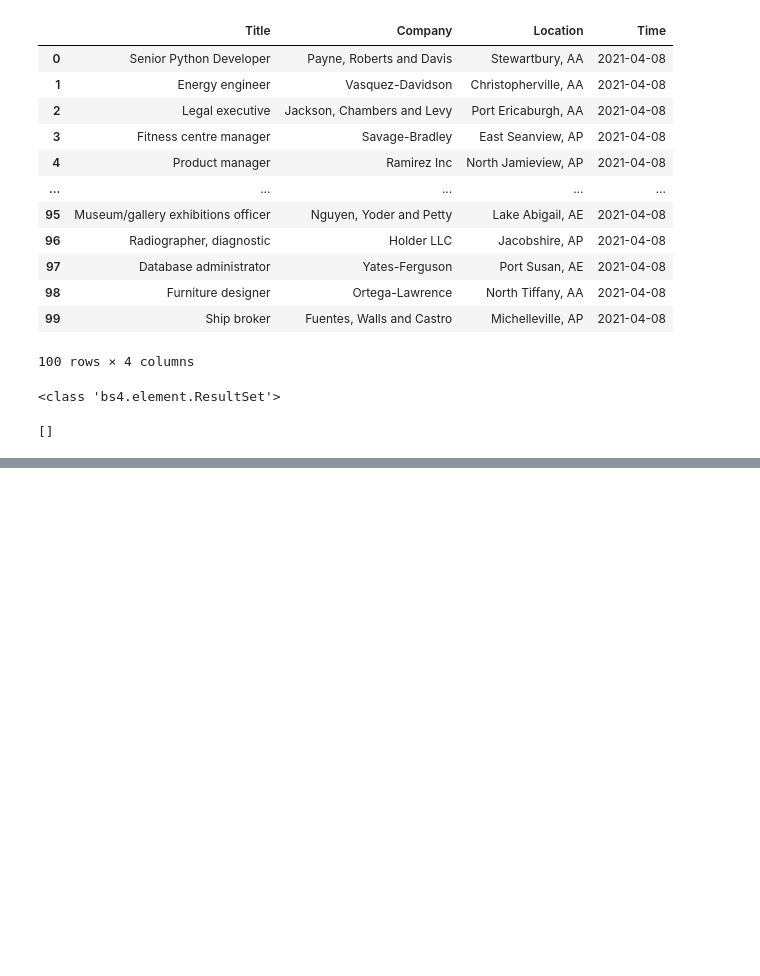
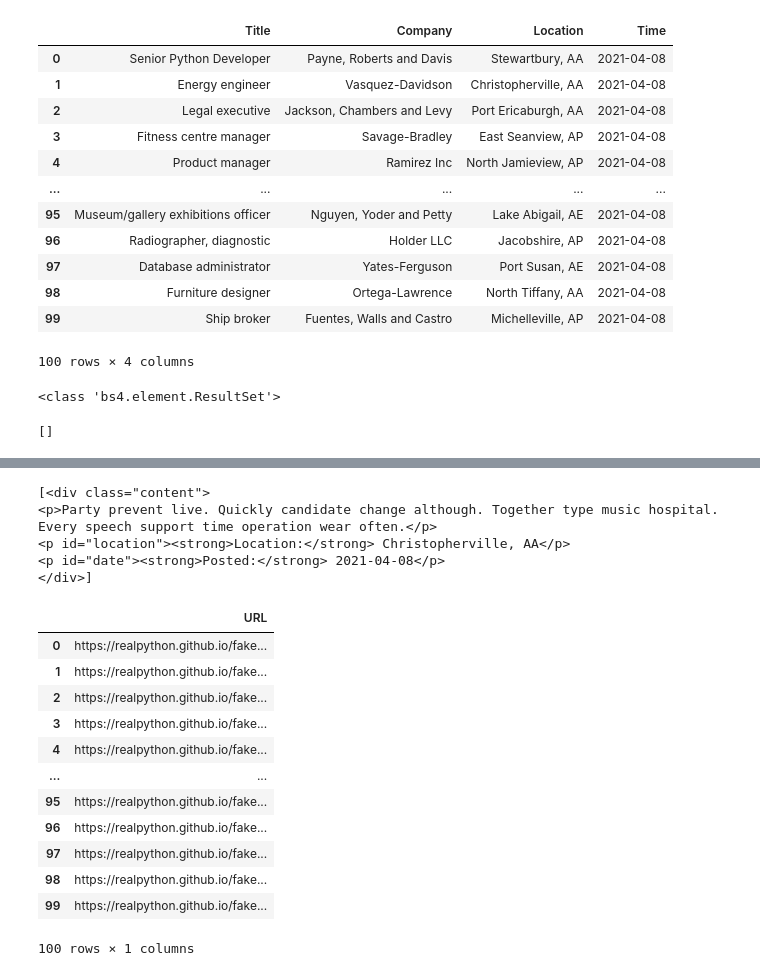
Before and after one commit to NSS-Data-Analytics-Cohort-10/webscraping-aaron-hollinger, a Jupyter notebook: Notebooks/Webscraping-AH.ipynb, the cells around one changed output, grey strips where cells are left out. Cells and saved outputs as stored; diff of their text form; code cells hidden in the pictures; blank space fills up the shorter version.

Commit message:
completed everything but 2b

```diff
--- a/Notebooks/Webscraping-AH.ipynb
+++ b/Notebooks/Webscraping-AH.ipynb
@@ -314,0 +388,8 @@ url
+# %%
+print(read_content(url))
+# %% [output]
+[<div class="content">
+<p>Party prevent live. Quickly candidate change although. Together type music hospital. Every speech support time operation wear often.</p>
+<p id="location"><strong>Location:</strong> Christopherville, AA</p>
+<p id="date"><strong>Posted:</strong> 2021-04-08</p>
+</div>]
@@ -314,0 +400,16 @@ url
+# %%
+url_table_final
+# %% [output]
+|  | URL |
+| 0 | https://realpython.github.io/fake... |
+| 1 | https://realpython.github.io/fake... |
+| 2 | https://realpython.github.io/fake... |
+| 3 | https://realpython.github.io/fake... |
+| 4 | https://realpython.github.io/fake... |
+| ... | ... |
+| 95 | https://realpython.github.io/fake... |
+| 96 | https://realpython.github.io/fake... |
+| 97 | https://realpython.github.io/fake... |
+| 98 | https://realpython.github.io/fake... |
+| 99 | https://realpython.github.io/fake... |
+100 rows × 1 columns
```
Also changed, not shown: parts of 20 cells of this notebook.
